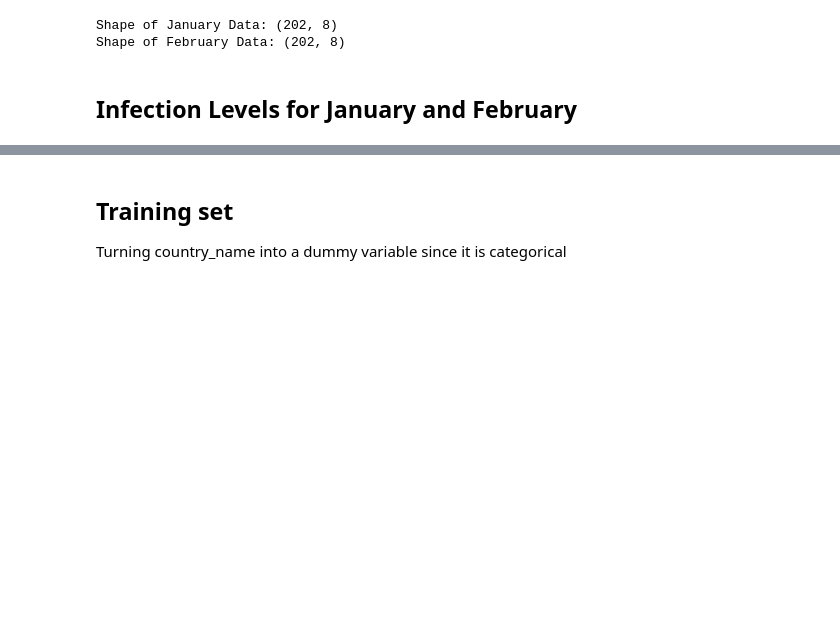
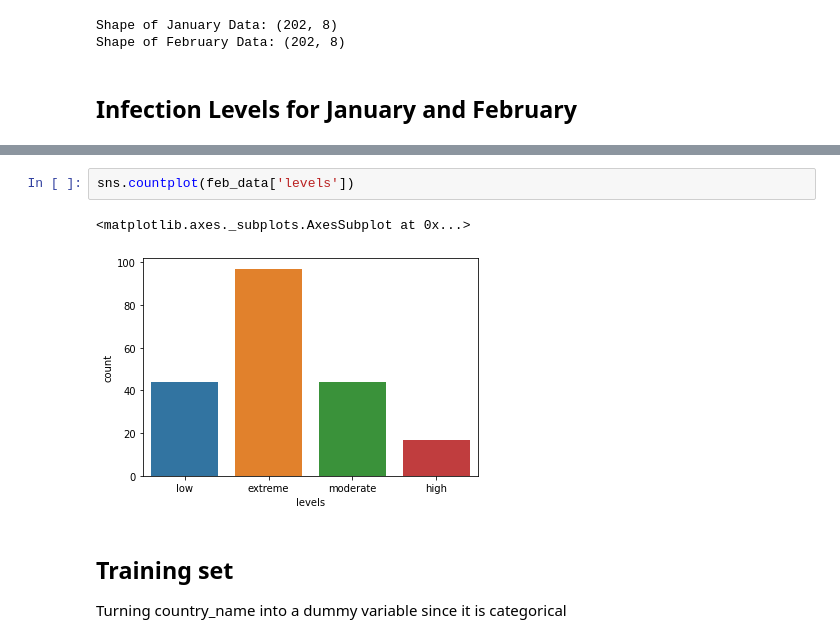
Before and after one commit to arisnbrio/covid-19-country-infection-levels, a Jupyter notebook: CountryClassificationLog.ipynb, the cells around one changed output, grey strips where cells are left out. Drawn from its saved outputs; the diff is of its cells as text; blank space fills up the shorter version.

```diff
--- a/CountryClassificationLog.ipynb
+++ b/CountryClassificationLog.ipynb
@@ -248,3 +241,8 @@ fig.show(renderer="colab")
+# %%
+sns.countplot(feb_data['levels'])
+# %% [output]
+<matplotlib.axes._subplots.AxesSubplot at 0x...>
+[figure, added]
 # %% [markdown]
 ## Training set
 
```
Also changed, not shown: parts of 12 cells of this notebook.
